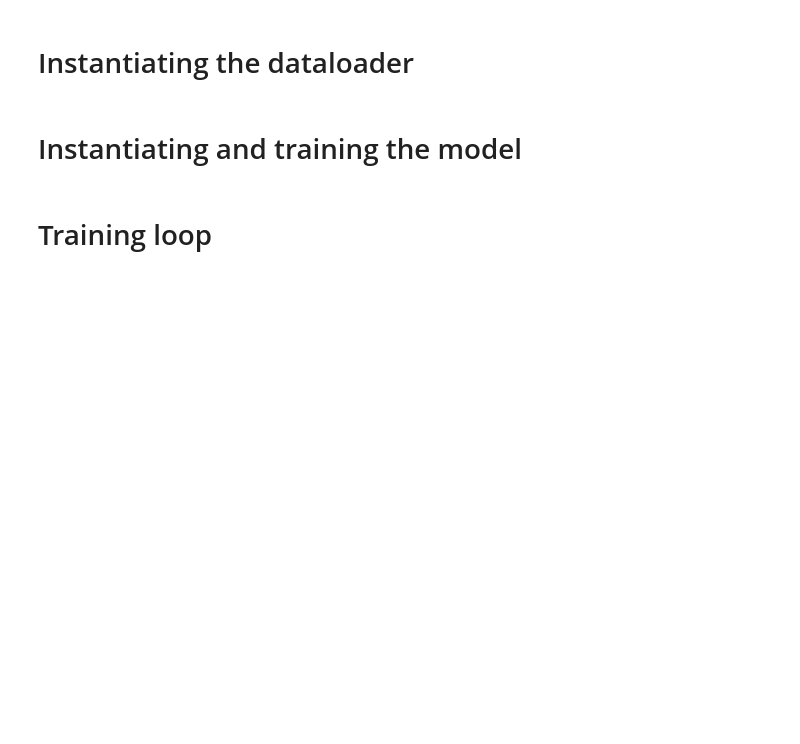
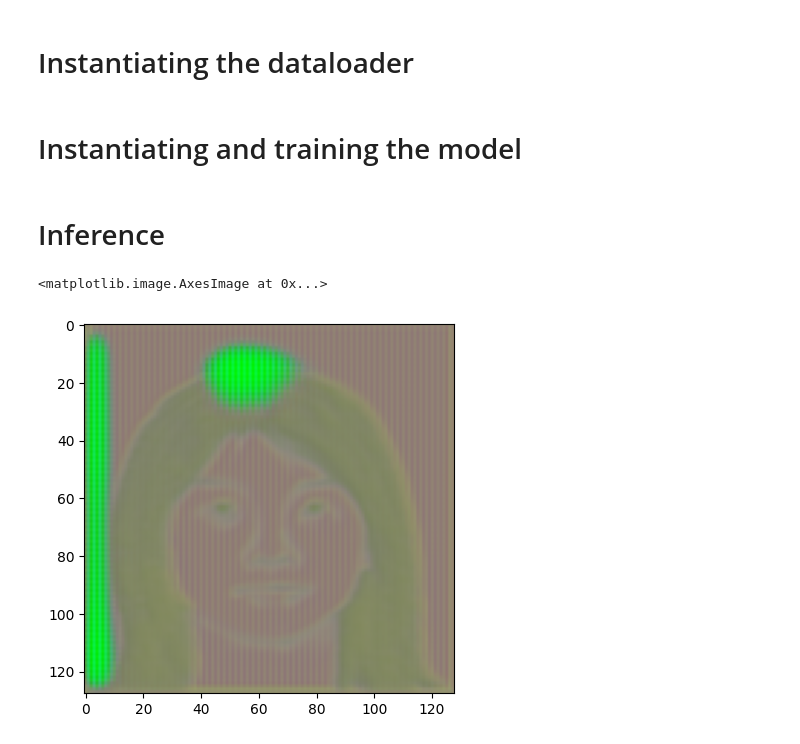
Before and after one commit to PraneetNeuro/IFT6759-CVAE, a Jupyter notebook: interactive_playground.ipynb, the cells around one changed output. Cells and saved outputs as stored; diff of their text form; code cells hidden in the pictures; blank space fills up the shorter version.

```diff
--- a/interactive_playground.ipynb
+++ b/interactive_playground.ipynb
@@ -44,2 +38,0 @@ model = baseline_architecture.AutoEncoder(CONFIG)
-# %% [markdown]
-# Training loop
@@ -101,0 +50,14 @@ def train(self, config=None, verbose=True):
+# %% [markdown]
+# Inference
+# %%
+test_image = cv2.imread('generation_input/CUHK_sketches/F2-005-01-sz1.jpg', cv2.IMREAD_GRAYSCALE)
+test_image = cv2.resize(test_image, (128, 128))
+test_image = torch.tensor(test_image).unsqueeze(0).unsqueeze(0).float()
+generated_image = model(test_image, None)
+generated_image = generated_image.squeeze(0).squeeze(0).detach().numpy()
+generated_image = np.transpose(generated_image, (1, 2, 0))
+generated_image = cv2.cvtColor(generated_image, cv2.COLOR_BGR2RGB)
+plt.imshow(generated_image)
+# %% [output]
+<matplotlib.image.AxesImage at 0x...>
+[figure, added]
```
Also changed, not shown: parts of 4 cells of this notebook.
